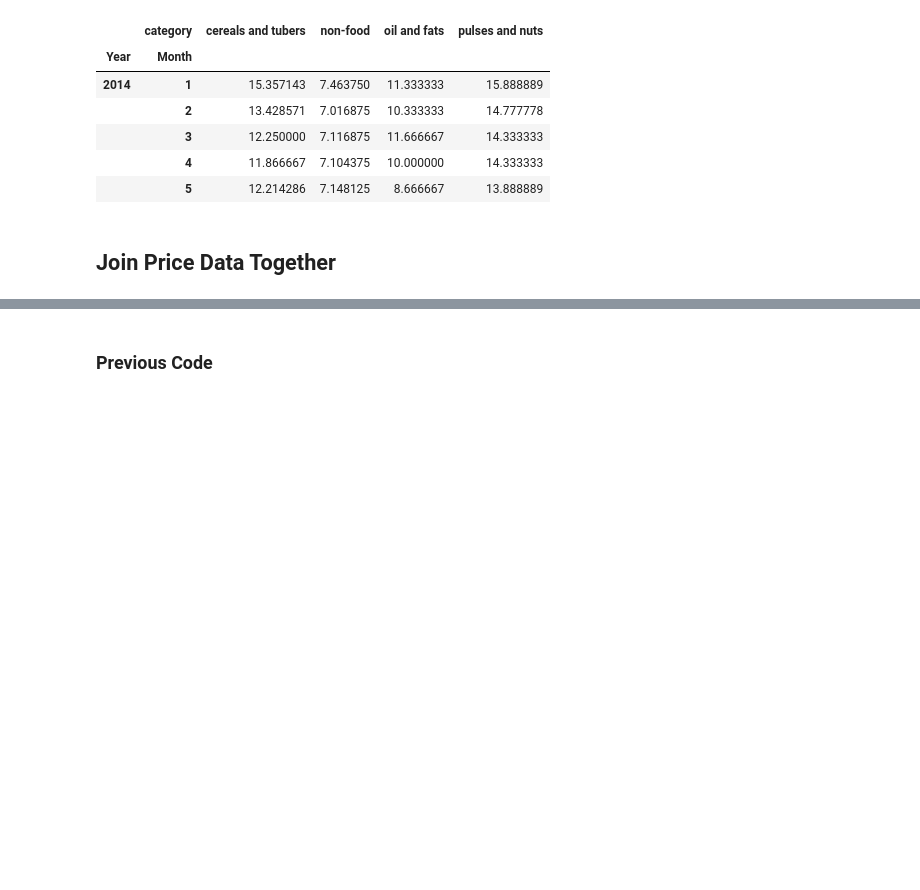
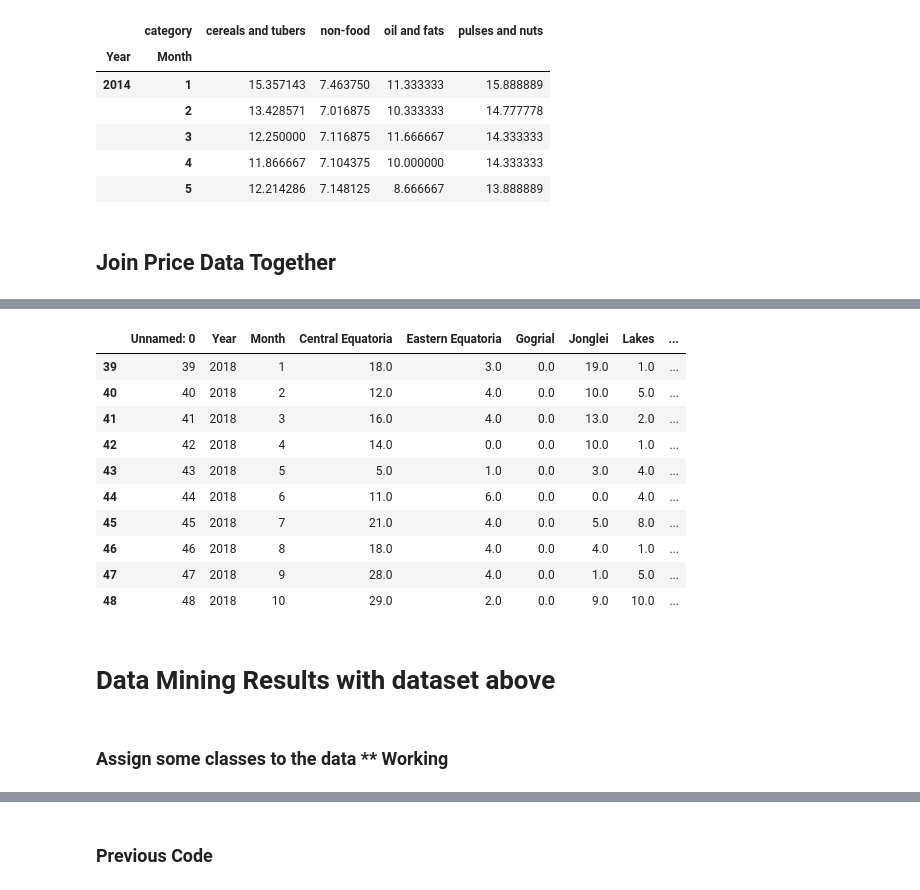
Before and after one commit to hbshih/Data-Science-17-18-Project, a Jupyter notebook: Refugees_To.From_[Country]_Explained.ipynb, the cells around one changed output, grey strips where cells are left out. Drawn from its saved outputs; the diff is of its cells as text; code cells hidden in the pictures; blank space fills up the shorter version.

```diff
--- a/Refugees_To.From_[Country]_Explained.ipynb
+++ b/Refugees_To.From_[Country]_Explained.ipynb
@@ -709,4 +599,4 @@ price_data_by_month = price_data_by_month.to_csv("price_data_by_month.csv", sep=
 ## Join Price Data Together
 # %%
 price_data_by_month = pd.read_csv("price_data_by_month.csv")
-refugees_movement_w_violence_region_and_event_type = pd.read_csv("refugees_movement_w_violence_region_and_type_by_month")
+refugees_movement_w_violence_region_and_event_type = pd.read_csv("refugees_movement_w_violence_region_and_type_by_month.csv")
@@ -723 +617,15 @@ refugees_movement_w_violence_region_and_event_type.head(1)
+# %%
+refugees_movement_w_violence_region_and_event_type.tail(10)
+# %% [output]
+|  | Unnamed: 0 | Year | Month | Central Equatoria | Eastern Equatoria | Gogrial | Jonglei | Lakes | ... |
+| 39 | 39 | 2018 | 1 | 18.0 | 3.0 | 0.0 | 19.0 | 1.0 | ... |
+| 40 | 40 | 2018 | 2 | 12.0 | 4.0 | 0.0 | 10.0 | 5.0 | ... |
+| 41 | 41 | 2018 | 3 | 16.0 | 4.0 | 0.0 | 13.0 | 2.0 | ... |
+| 42 | 42 | 2018 | 4 | 14.0 | 0.0 | 0.0 | 10.0 | 1.0 | ... |
+| 43 | 43 | 2018 | 5 | 5.0 | 1.0 | 0.0 | 3.0 | 4.0 | ... |
+| 44 | 44 | 2018 | 6 | 11.0 | 6.0 | 0.0 | 0.0 | 4.0 | ... |
+| 45 | 45 | 2018 | 7 | 21.0 | 4.0 | 0.0 | 5.0 | 8.0 | ... |
+| 46 | 46 | 2018 | 8 | 18.0 | 4.0 | 0.0 | 4.0 | 1.0 | ... |
+| 47 | 47 | 2018 | 9 | 28.0 | 4.0 | 0.0 | 1.0 | 5.0 | ... |
+| 48 | 48 | 2018 | 10 | 29.0 | 2.0 | 0.0 | 9.0 | 10.0 | ... |
 # %%
@@ -726,2 +637,6 @@ refugees_T_F_V_P_full_data = refugees_T_F_V_P_full_data.drop(columns = {'Unnamed
 # %%
 refugees_T_F_V_P_full_data.to_csv("refugees_T_F_V_P_full_data.csv", sep = ",")
+# %% [markdown]
+# Data Mining Results with dataset above
+# %% [markdown]
+### Assign some classes to the data ** Working
```
Also changed, not shown: parts of 33 cells of this notebook, 8 other files.
